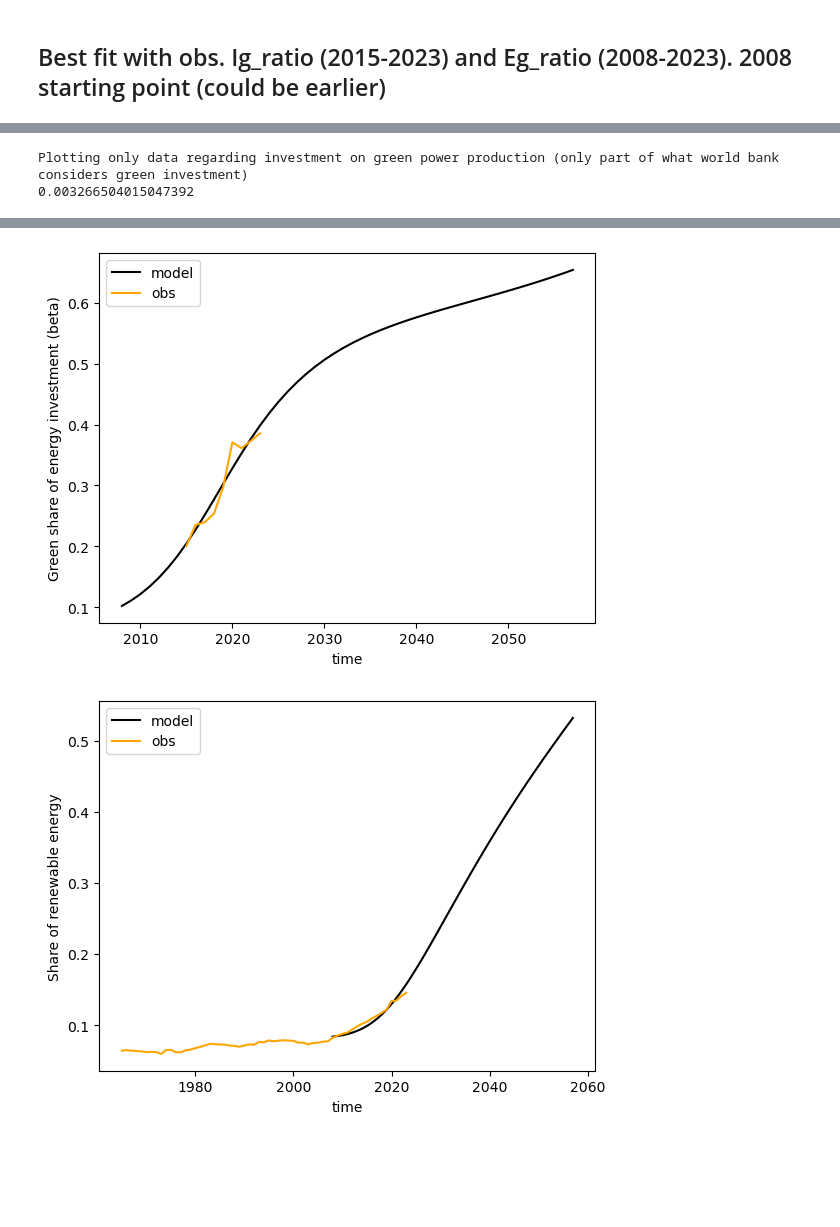
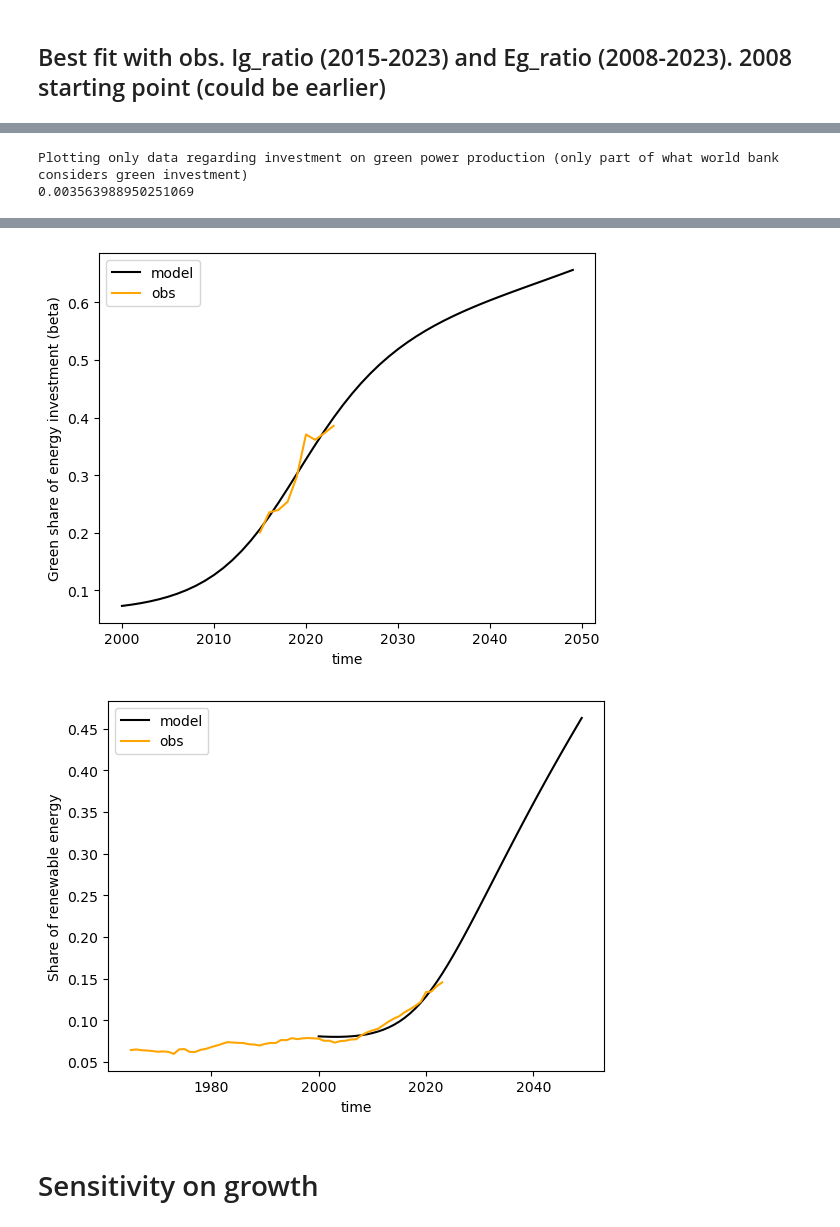
Before and after one commit to fedef17/Spectre, a Jupyter notebook: fit_growth_sens.ipynb, the cells around one changed output, grey strips where cells are left out. Cells and saved outputs as stored; diff of their text form; code cells hidden in the pictures; blank space fills up the shorter version.

```diff
--- a/fit_growth_sens.ipynb
+++ b/fit_growth_sens.ipynb
@@ -71,7 +71,9 @@ Plotting only data regarding investment on green power production (only part of
 # %%
 parnames = ['beta_0', 'r_inv', 'a', 'delta_sig']
 initial_guess = [0.2, 0.1, 1., 0.7]#, 1.]
-bounds = [(-0.5, 0.5), (0.01, 0.4), (0.5, 1.5), (0.2, 2.)]#, (0.5, 1.5)]
+bounds = [(-0.5, 0.5), (0.01, 0.4), (0.5, 1.5), (0.01, 2.)]#, (0.5, 1.5)]
+
+year_ini = 2000
 
 params = lef.default_params.copy()
 print(params)
@@ -79,7 +81,7 @@ print('-------------')
 params['growth'] = 0.029 # fixing Growth!
 
 # Step 5: Use an optimization function to find the best parameters
-result = minimize(lef.cost_function, initial_guess, bounds = bounds, args = (parnames, params, 2008, lef.inicond_yr(2008), False), tol = 1e-10)
+result = minimize(lef.cost_function, initial_guess, bounds = bounds, args = (parnames, params, year_ini, lef.inicond_yr(year_ini), False), tol = 1e-10)
 print(result)
 # %% [output]
 {'growth': 0.01, 'eps': 1, 'a': 1, 'b': 1, 'gamma_f': 0.5, 'gamma_g': 0.5, 'eta_g': 0.2, 'eta_f': 0.2, 'h_g': 0.5, 'h_f': 0.5, 'r_inv': 0.1, 'beta_0': 0.2, 'delta_sig': 0.5, 'delta_g': 0.01, 'delta_f' ...
@@ -125,19 +104,21 @@ obs
 # %%
+year_ini = 2000
+
 params = lef.default_params.copy()
 params['growth'] = 0.029 # fixing Growth!
 
 for par, parval in zip(parnames, result.x):
     params[par] = parval
 
-resu = lef.run_model(inicond = lef.inicond_yr(2008), params = params, n_iter = 100, verbose = False, rule = 'maxgreen', year_ini = 2008)
-lef.plot_resu(resu, year_ini = 2008)
-lef.plot_resuvsobs(resu, year_ini = 2008)
+resu_hist = lef.run_model(inicond = lef.inicond_yr(year_ini), params = params, n_iter = 100, verbose = False, rule = 'maxgreen', year_ini = year_ini)
+lef.plot_resu(resu_hist, year_ini = year_ini)
+lef.plot_resuvsobs(resu_hist, year_ini = year_ini)
 
-yini = 2008
+yini = year_ini
 #print(yini + resu['year_peak'], yini + resu['year_halved'], yini + resu['year_zero'])
 
-cost = lef.costfun(resu, obs)#, weights = weights)
+cost = lef.costfun(resu_hist, obs)#, weights = weights)
 print(cost)
 # %% [output]
 Plotting only data regarding investment on green power production (only part of what world bank considers green investment)
-0.003266504015047392
+0.003563988950251069
@@ -146,2 +127,4 @@ Plotting only data regarding investment on green power production (only part of
-[figure, old version]
+[figure, new version]
-[figure, old version]
+[figure, new version]
+# %% [markdown]
+# Sensitivity on growth
```
Also changed, not shown: parts of 7 cells of this notebook.
